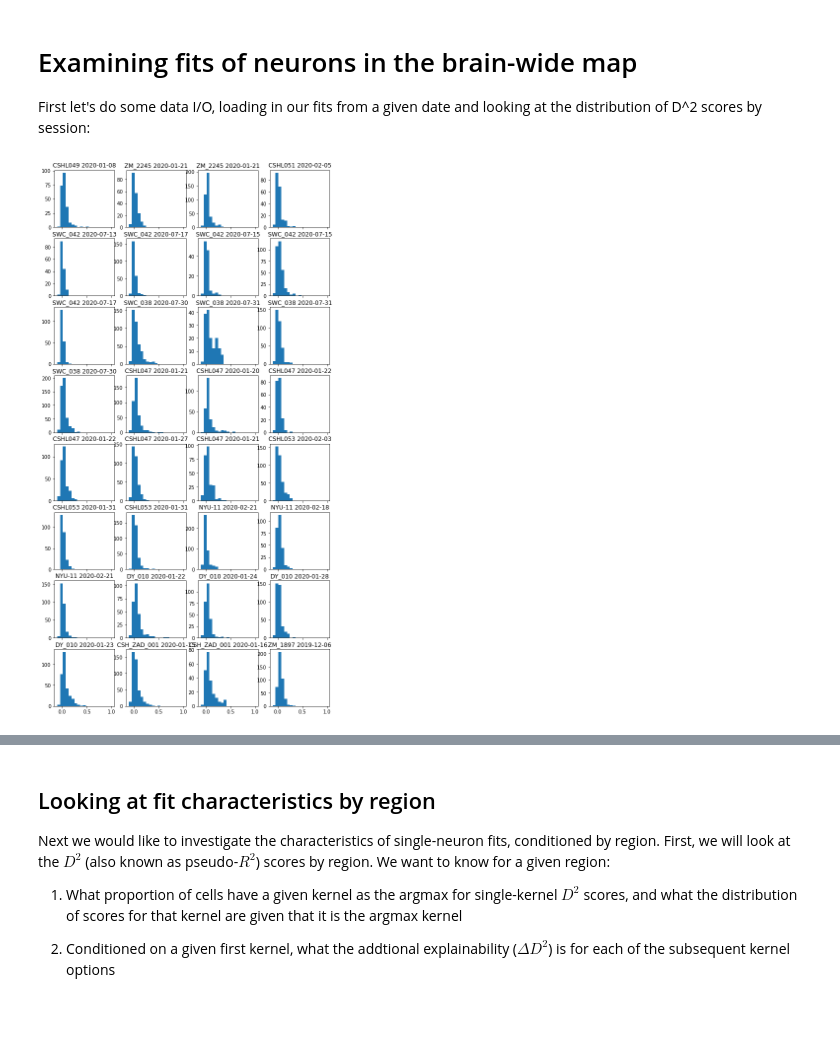
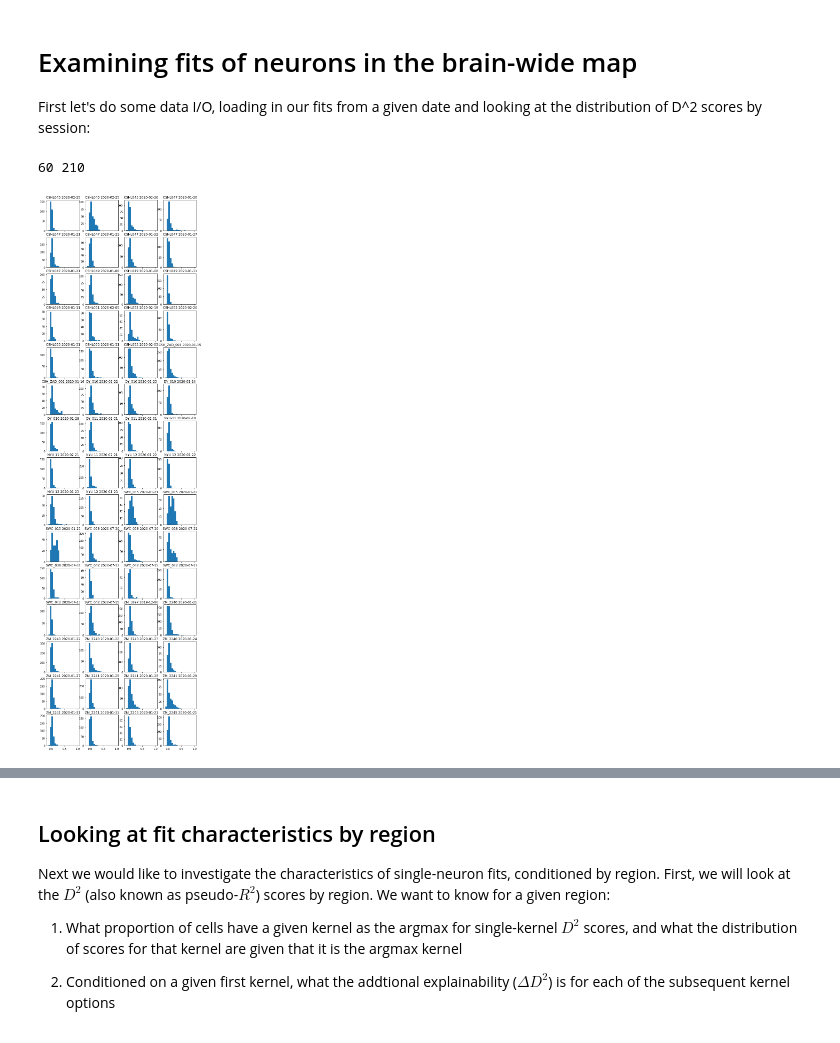
Before and after one commit to int-brain-lab/prior-localization, a Jupyter notebook: explore_BWM_fits.ipynb, the cells around one changed output, grey strips where cells are left out. Drawn from its saved outputs; the diff is of its cells as text; code cells hidden in the pictures.

```diff
--- a/explore_BWM_fits.ipynb
+++ b/explore_BWM_fits.ipynb
@@ -16,9 +16,9 @@ import export_funs as ef
 
 %matplotlib inline
 fitdate = '2020-10-30'
-fitfiles = [f'./fits/{subjdir}/{file}'
-            for subjdir in os.listdir('./fits/')
-            for file in os.listdir(f'./fits/{subjdir}')
+fitfiles = [f'/media/berk/Storage1/fits/{subjdir}/{file}'
+            for subjdir in os.listdir('/media/berk/Storage1/fits/')
+            for file in os.listdir(f'/media/berk/Storage1/fits/{subjdir}')
             if re.match(f'.*{fitdate}.*\.p', file)]
 filedata = {}
 for filename in fitfiles:
@@ -33,20 +33,23 @@ for key, ses in filedata.items():
     ses['unit_regions'] = unitdf
     observed_regions.extend(unitdf.unique())
 allregions = list(set(observed_regions))
+print(len(filedata), len(allregions))
+# %% [output]
+60 210
 # %%
 animals = list(set([filedata[s]['sessinfo']['subject_nickname'] for s in filedata]))
 
 nsess = len(filedata)
 fig, axes = plt.subplots(np.ceil(len(filedata) / 4).astype(int), 4, sharex=True, figsize=(10, nsess / 4 * 2.5))
 axes = axes.flatten()
 scorebins = np.linspace(-0.1, 1., 20)
 for i, s in enumerate(filedata):
     scores = filedata[s]['fitobj'].submodel_scores
     sinfo = filedata[s]['sessinfo']
-    axes[i].hist(scores['6cov'], bins=scorebins)
+    axes[i].hist(scores['5cov'], bins=scorebins)
     axes[i].set_title(sinfo['subject_nickname'] + ' ' + str(sinfo['session_end_time'].date()))
 # %% [output]
-[figure, old version]
+[figure, new version]
 # %%
 from ibllib.atlas import regions_from_allen_csv
 from ibllib.atlas import AllenAtlas
```
Also changed, not shown: parts of 15 cells of this notebook, 5 other files.
